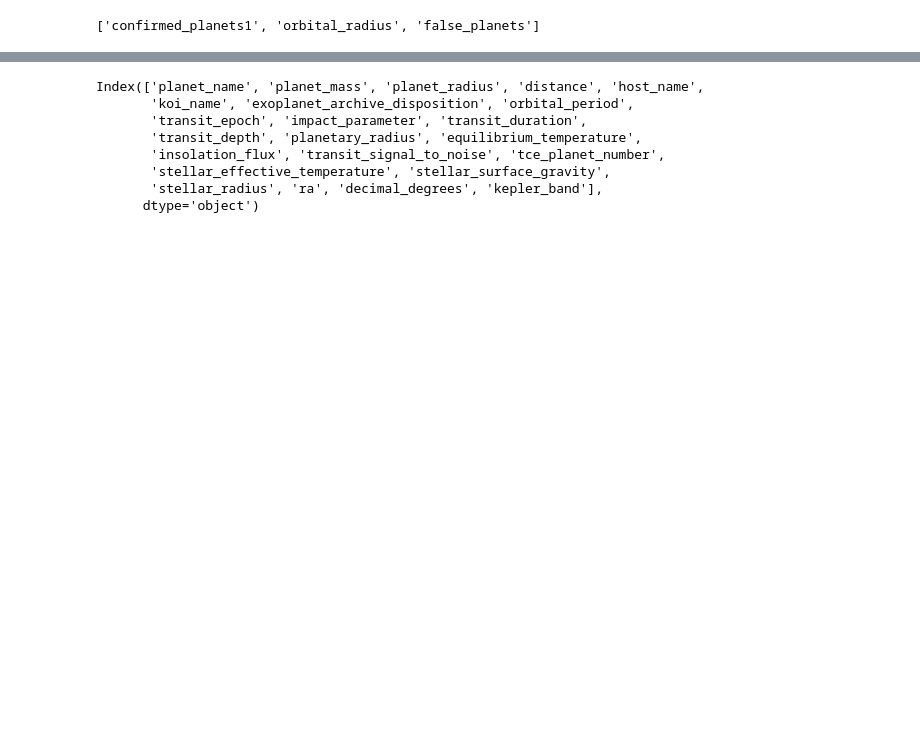
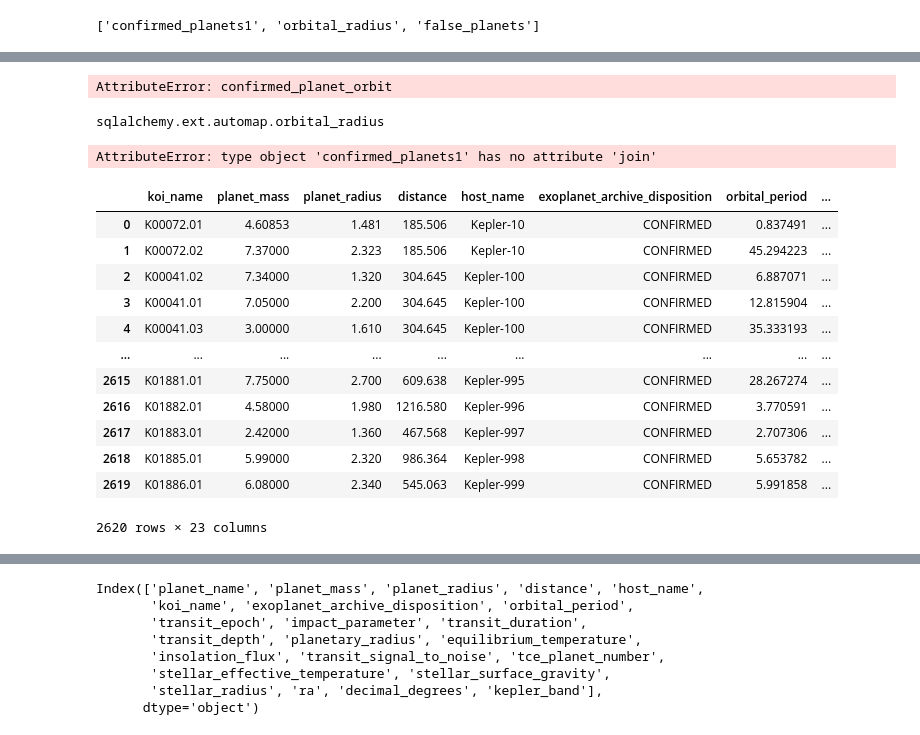
Before and after one commit to LiShanDa2021/exoplanet_detector, a Jupyter notebook: jupyter_notebooks/planet_orbit_test.ipynb, the cells around one changed output, grey strips where cells are left out. Cells and saved outputs as stored; diff of their text form; code cells hidden in the pictures; blank space fills up the shorter version.

```diff
--- a/jupyter_notebooks/planet_orbit_test.ipynb
+++ b/jupyter_notebooks/planet_orbit_test.ipynb
@@ -25,0 +38,12 @@ Base.classes.keys()
+# %%
+Base.classes.confirmed_planet_orbit
+# %% [output]
+AttributeError: confirmed_planet_orbit
+# %%
+planet_orbits
+# %% [output]
+sqlalchemy.ext.automap.orbital_radius
+# %%
+joined_planets = confirmed_planets.join(planet_orbits, confirmed_planets.c.planet_name == planet_orbits.c.planet_name)
+# %% [output]
+AttributeError: type object 'confirmed_planets1' has no attribute 'join'
@@ -26,2 +55,19 @@ Base.classes.keys()
 # %%
 import pandas as pd
+# %%
+orbits_df = pd.read_sql_table('confirmed_planet_orbit', engine)
+orbits_df
+# %% [output]
+|  | koi_name | planet_mass | planet_radius | distance | host_name | exoplanet_archive_disposition | orbital_period | ... |
+| 0 | K00072.01 | 4.60853 | 1.481 | 185.506 | Kepler-10 | CONFIRMED | 0.837491 | ... |
+| 1 | K00072.02 | 7.37000 | 2.323 | 185.506 | Kepler-10 | CONFIRMED | 45.294223 | ... |
+| 2 | K00041.02 | 7.34000 | 1.320 | 304.645 | Kepler-100 | CONFIRMED | 6.887071 | ... |
+| 3 | K00041.01 | 7.05000 | 2.200 | 304.645 | Kepler-100 | CONFIRMED | 12.815904 | ... |
+| 4 | K00041.03 | 3.00000 | 1.610 | 304.645 | Kepler-100 | CONFIRMED | 35.333193 | ... |
+| ... | ... | ... | ... | ... | ... | ... | ... | ... |
+| 2615 | K01881.01 | 7.75000 | 2.700 | 609.638 | Kepler-995 | CONFIRMED | 28.267274 | ... |
+| 2616 | K01882.01 | 4.58000 | 1.980 | 1216.580 | Kepler-996 | CONFIRMED | 3.770591 | ... |
+| 2617 | K01883.01 | 2.42000 | 1.360 | 467.568 | Kepler-997 | CONFIRMED | 2.707306 | ... |
+| 2618 | K01885.01 | 5.99000 | 2.320 | 986.364 | Kepler-998 | CONFIRMED | 5.653782 | ... |
+| 2619 | K01886.01 | 6.08000 | 2.340 | 545.063 | Kepler-999 | CONFIRMED | 5.991858 | ... |
+2620 rows × 23 columns
```
Also changed, not shown: parts of 22 cells of this notebook, 4 other files.
